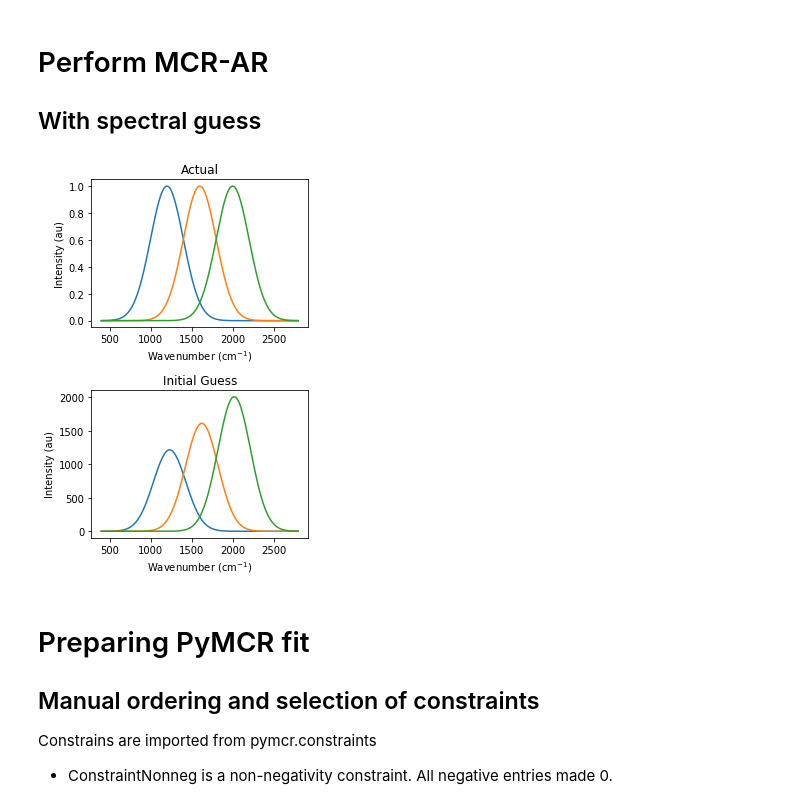
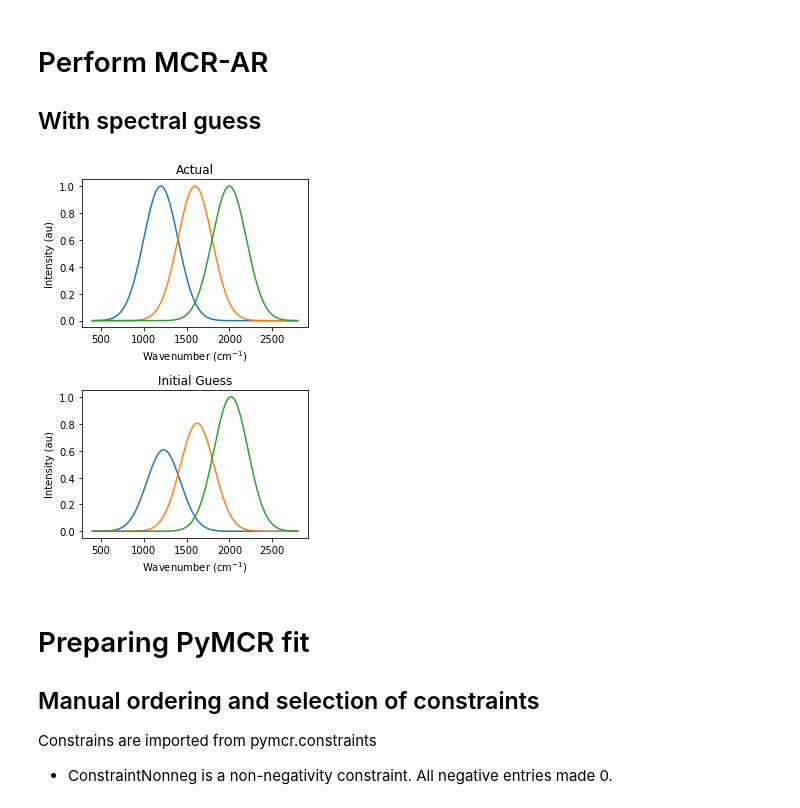
Before and after one commit to usnistgov/pyMCR, a Jupyter notebook: Examples/Demo.ipynb, the cells around one changed output. Cells and saved outputs as stored; diff of their text form; code cells hidden in the pictures.

```diff
--- a/Examples/Demo.ipynb
+++ b/Examples/Demo.ipynb
@@ -147,24 +152,24 @@ hsi = np.dot(conc, spectra)
 ## With spectral guess
 # %%
 # Poor guess
-initial_spectra = spectra*wn
+initial_spectra = spectra*wn/2000
 
 plt.figure(figsize=(4,6))
 plt.subplot(211)
 plt.plot(wn, spectra.T)
 plt.xlabel(r'Wavenumber (cm$^{-1}$)')
 plt.ylabel('Intensity (au)')
 plt.title('Actual')
 
 plt.subplot(212)
 plt.plot(wn, initial_spectra.T)
 plt.xlabel(r'Wavenumber (cm$^{-1}$)')
 plt.ylabel('Intensity (au)')
 plt.title('Initial Guess')
 
 plt.tight_layout()
 # %% [output]
-[figure, old version]
+[figure, new version]
 # %% [markdown]
 # Preparing PyMCR fit
 
```
Also changed, not shown: parts of 6 cells of this notebook, 5 other files.
